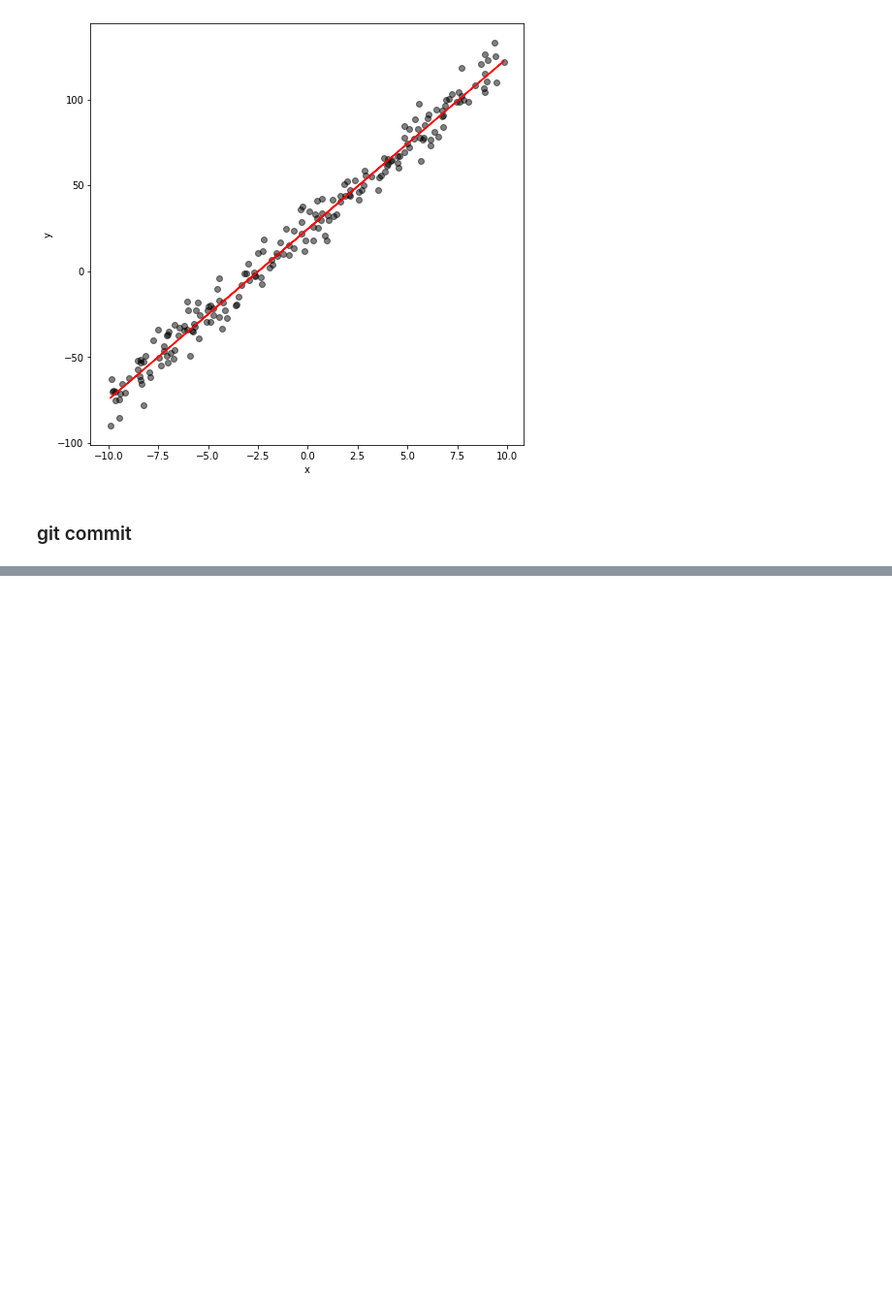
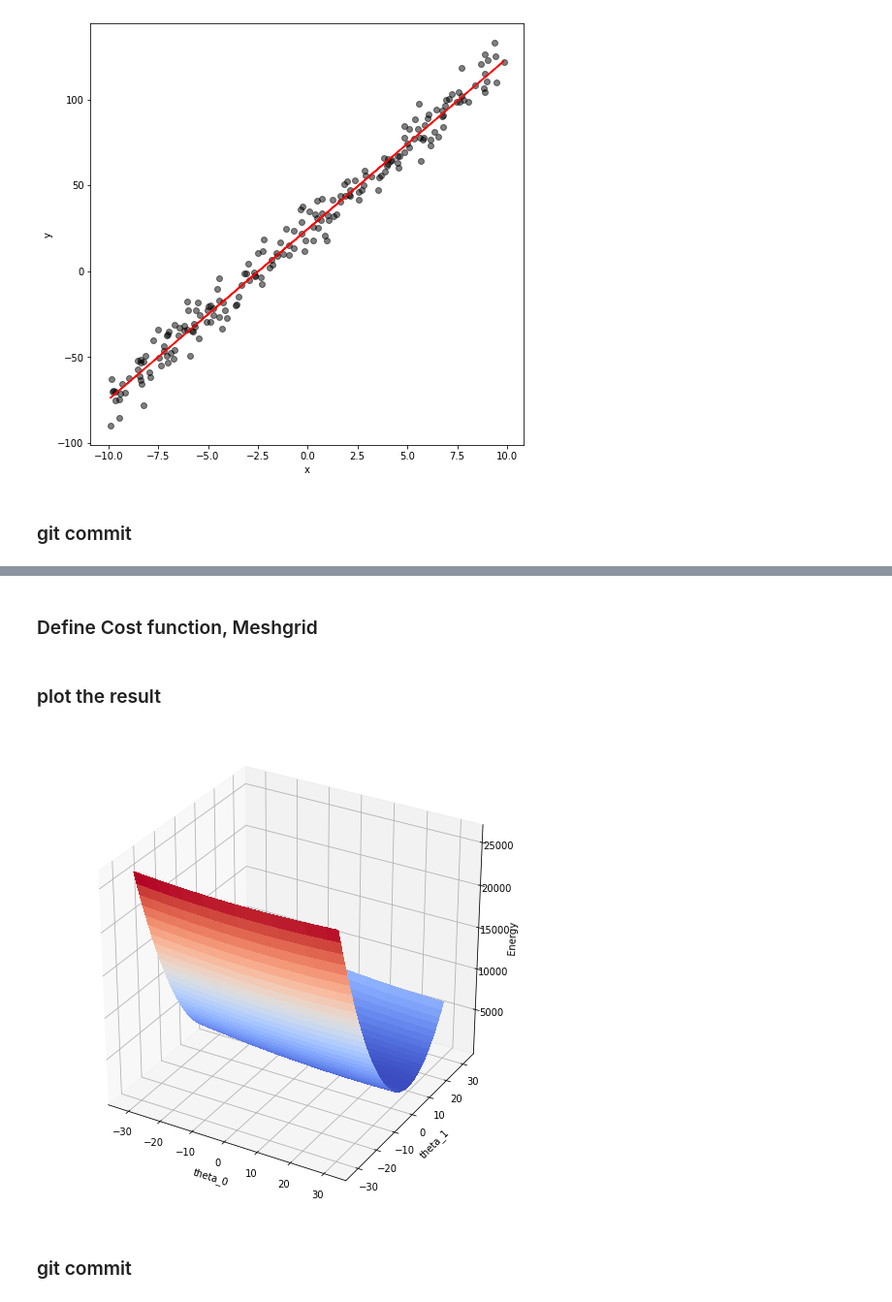
Before and after one commit to SooonChang/MIMP, a Jupyter notebook: Assignment03.ipynb, the cells around one changed output, grey strips where cells are left out. Shown at 97% size. Cells and saved outputs as stored; diff of their text form; code cells hidden in the pictures; blank space fills up the shorter version.

Commit message:
Assignment03 : 3.Plot the energy surface

```diff
--- a/Assignment03.ipynb
+++ b/Assignment03.ipynb
@@ -178,0 +193,33 @@ plt.show()
+# %% [markdown]
+### Define Cost function, Meshgrid
+# %%
+def cost(w0,w1, x,y):
+  # x, y  : data points
+  m = x.shape[0]
+  cost = np.sum((w0 + w1*x - y)**2)
+  cost = cost/(2*m)
+
+  return cost
+# %%
+W0 = np.arange(-30,30,0.1)
+W1 = np.arange(-30,30, 0.1)
+W0, W1 = np.meshgrid(W0,W1)
+# %%
+js = np.array([cost(w0,w1 , x_data, y_data) for w0, w1 in zip(np.ravel(W0), np.ravel(W1))])
+J = js.reshape(W0.shape)
+# %% [markdown]
+### plot the result
+# %%
+fig = plt.figure(figsize=(9,9))
+ax = fig.gca(projection='3d')
+ax.set_xlim(-35,35)
+ax.set_ylim(-35,35)
+ax.set_xlabel("theta_0")
+ax.set_ylabel("theta_1")
+ax.set_zlabel("Energy")
+surf = ax.plot_surface(W0, W1, J, cmap = cm.coolwarm, linewidth=0, antialiased=False)
+plt.show()
+# %% [output]
+[figure, added]
+# %% [markdown]
+### git commit
```
Also changed, not shown: parts of 3 cells of this notebook.
